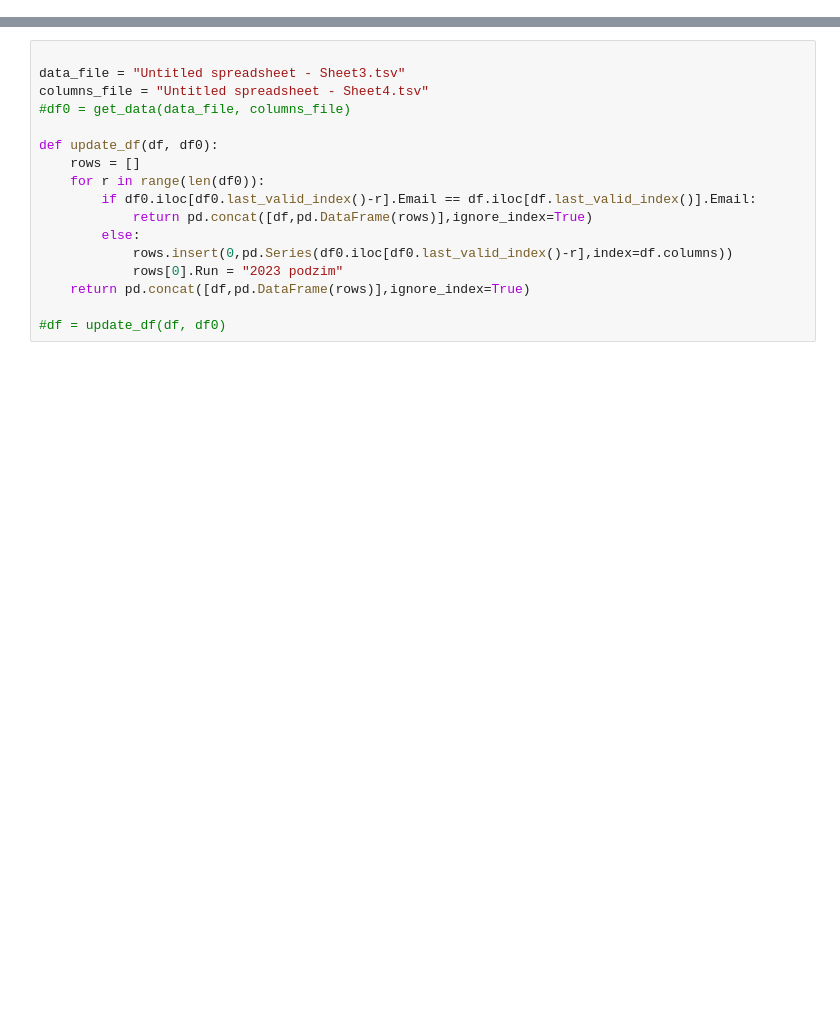
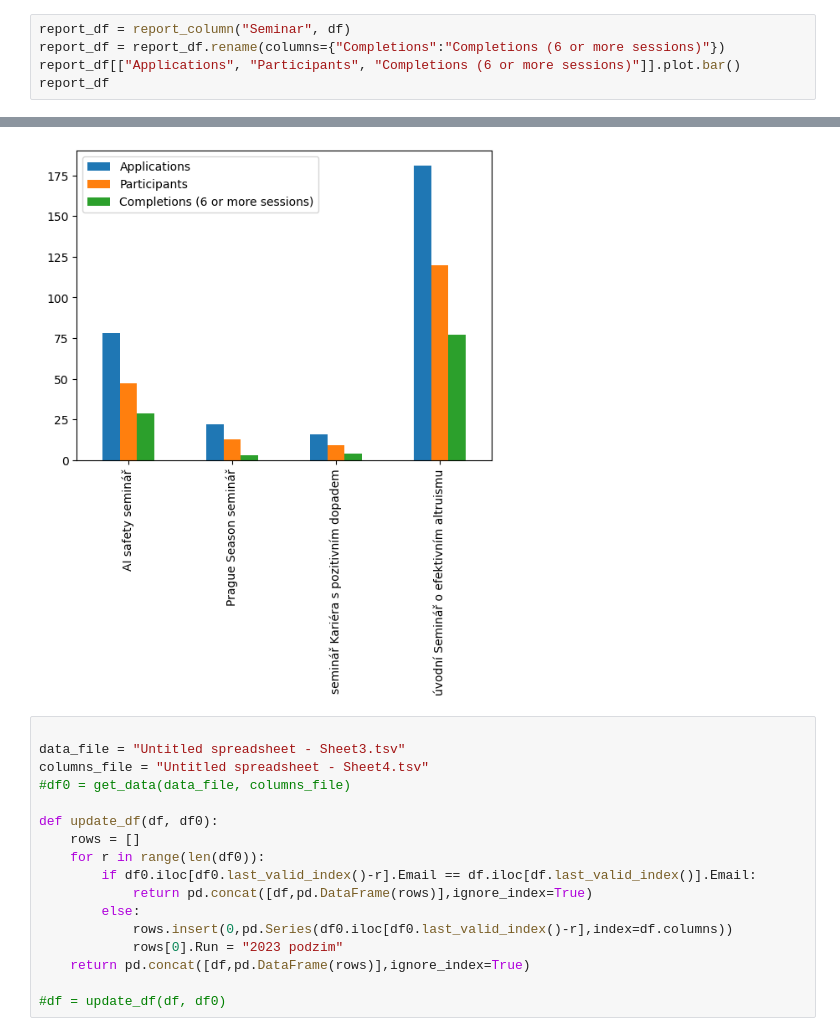
Before and after one commit to GPT-4I/evals, a Jupyter notebook: data.ipynb, the cells around one changed output, grey strips where cells are left out. Drawn from its saved outputs; the diff is of its cells as text; blank space fills up the shorter version.

```diff
--- a/data.ipynb
+++ b/data.ipynb
@@ -87,0 +97,6 @@ report_df["Completions rate"].drop("2023 fall").plot.bar()
+# %%
+report_df = report_column("Seminar", df)
+report_df = report_df.rename(columns={"Completions":"Completions (6 or more sessions)"})
+report_df[["Applications", "Participants", "Completions (6 or more sessions)"]].plot.bar()
+report_df
+# %% [output]
@@ -88,3 +108,4 @@ report_df["Completions rate"].drop("2023 fall").plot.bar()
+[figure, added]
 # %%
 
 data_file = "Untitled spreadsheet - Sheet3.tsv"
```
Also changed, not shown: parts of 10 cells of this notebook.
